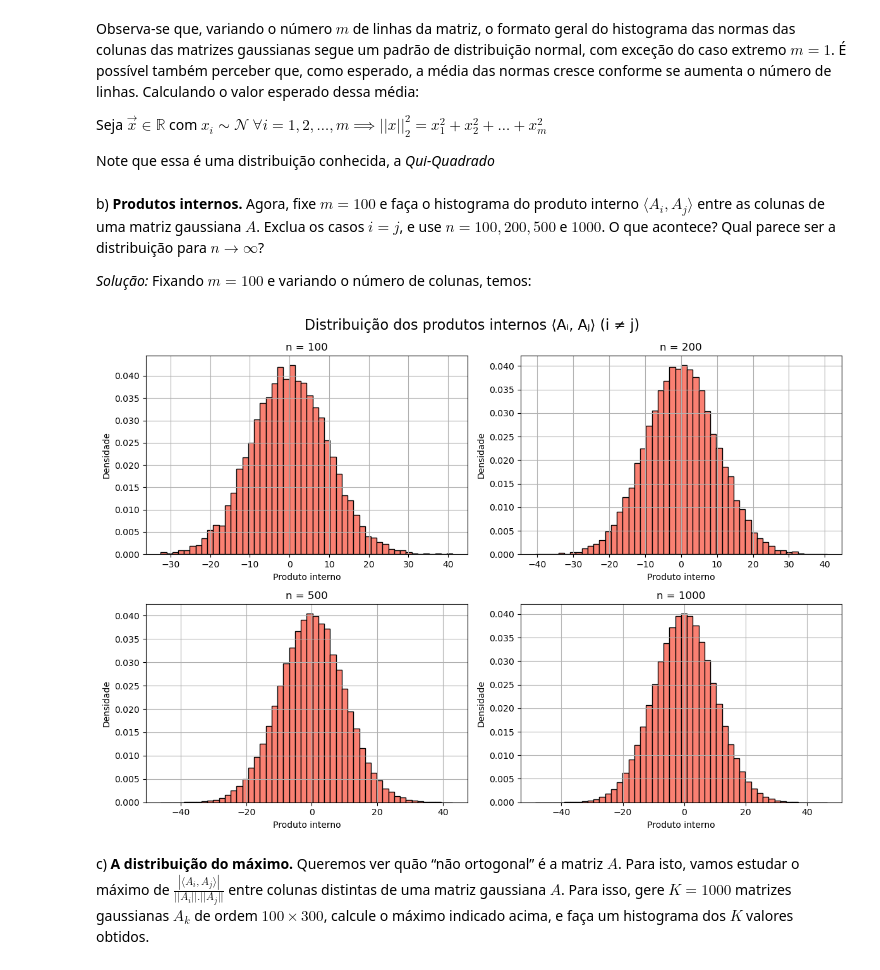
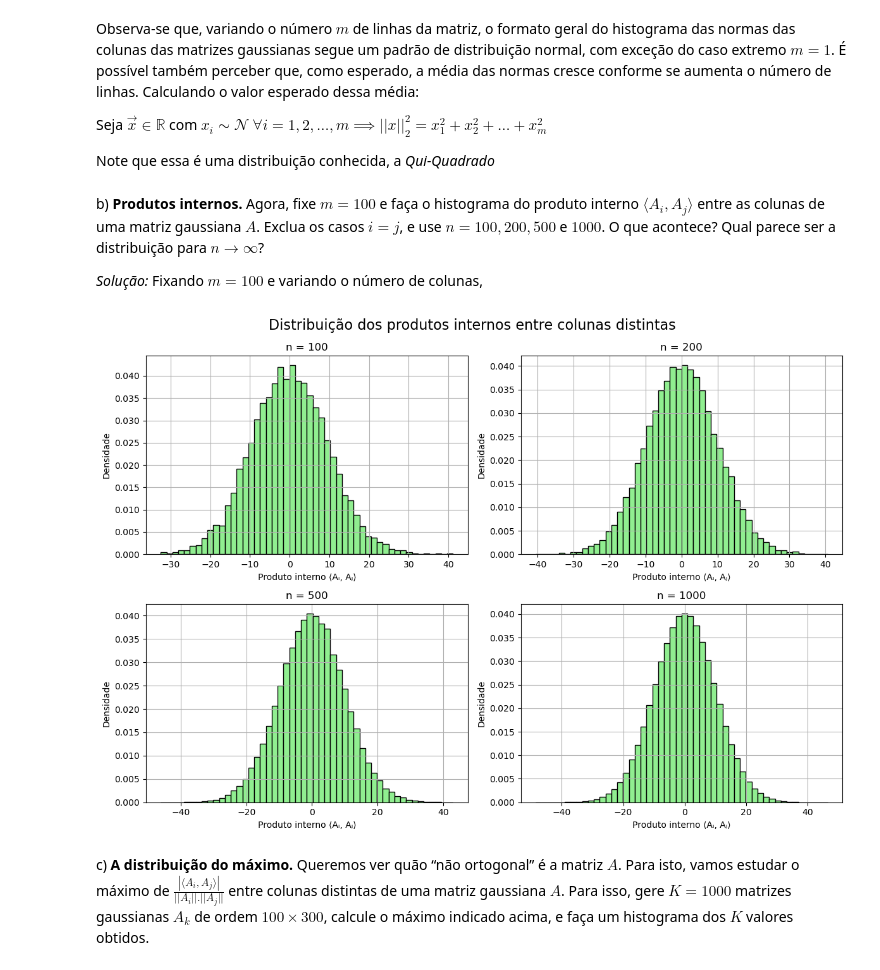
Before and after one commit to ADrielFariads/Projeto4_ALN, a Jupyter notebook: projeto4_ALN.ipynb, the cells around one changed output. Drawn from its saved outputs; the diff is of its cells as text; code cells hidden in the pictures.

```diff
--- a/projeto4_ALN.ipynb
+++ b/projeto4_ALN.ipynb
@@ -47,31 +47,39 @@ Note que essa é uma distribuição conhecida, a *Qui-Quadrado*
 # %% [markdown]
 b) **Produtos internos.** Agora, fixe $m=100$ e faça o histograma do produto interno $\langle A_i, A_j \rangle$ entre as colunas de uma matriz gaussiana $A$. Exclua os casos $i=j$, e use $n=100, 200, 500$ e $1000$. O que acontece? Qual parece ser a distribuição para $n \rightarrow \infty$?
 
-*Solução:* Fixando $m=100$ e variando o número de colunas, temos:
+*Solução:* Fixando $m=100$ e variando o número de colunas,
 # %%
 np.random.seed(0)
+def dot_prod(A):
+    n = A.shape[1]
+    dots = []
+    for i in range(n):
+        for j in range(i+1, n):
+            dot = np.dot(A[:, i], A[:, j])
+            dots.append(dot)
+    return np.array(dots)
+
 m = 100
 n_values = [100, 200, 500, 1000]
 
 plt.figure(figsize=(12, 8))
 
 for i, n in enumerate(n_values, 1):
     A = np.random.randn(m, n)
-    G = A.T @ A  # matriz de Gram: produtos internos entre colunas
-    off_diagonal = G[~np.eye(n, dtype=bool)]  # exclui diagonal (i = j)
+    prods = dot_prod(A)
 
     plt.subplot(2, 2, i)
-    plt.hist(off_diagonal, bins=50, color='salmon', edgecolor='black', density=True)
+    plt.hist(prods, bins=50, color='lightgreen', edgecolor='black', density=True)
     plt.title(f'n = {n}')
-    plt.xlabel('Produto interno')
+    plt.xlabel('Produto interno ⟨Aᵢ, Aⱼ⟩')
     plt.ylabel('Densidade')
     plt.grid(True)
 
 plt.tight_layout()
-plt.suptitle('Distribuição dos produtos internos ⟨Aᵢ, Aⱼ⟩ (i ≠ j)', fontsize=16, y=1.03)
+plt.suptitle('Distribuição dos produtos internos entre colunas distintas', fontsize=16, y=1.03)
 plt.show()
 # %% [output]
-[figure, old version]
+[figure, new version]
 # %% [markdown]
 c) **A distribuição do máximo.** Queremos ver quão “não ortogonal” é a matriz $A$. Para isto, vamos estudar o máximo de $\frac{|\langle A_i, A_j \rangle|}{||A_i||.||A_j||}$ entre colunas distintas de uma matriz gaussiana $A$. Para isso, gere $K=1000$ matrizes gaussianas $A_k$ de ordem $100 \times 300$, calcule o máximo indicado acima, e faça um histograma dos $K$ valores obtidos.
 # %% [markdown]
```
